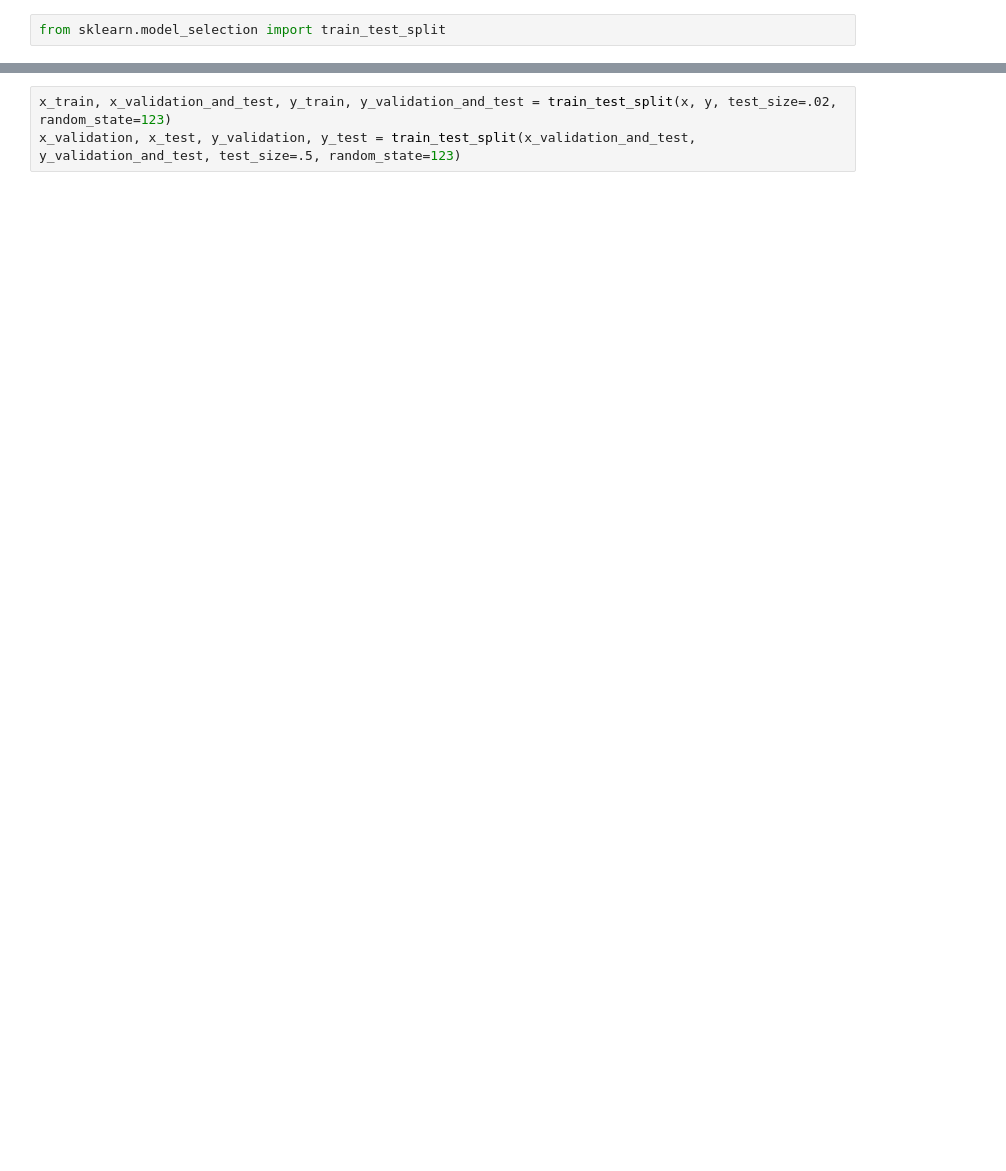
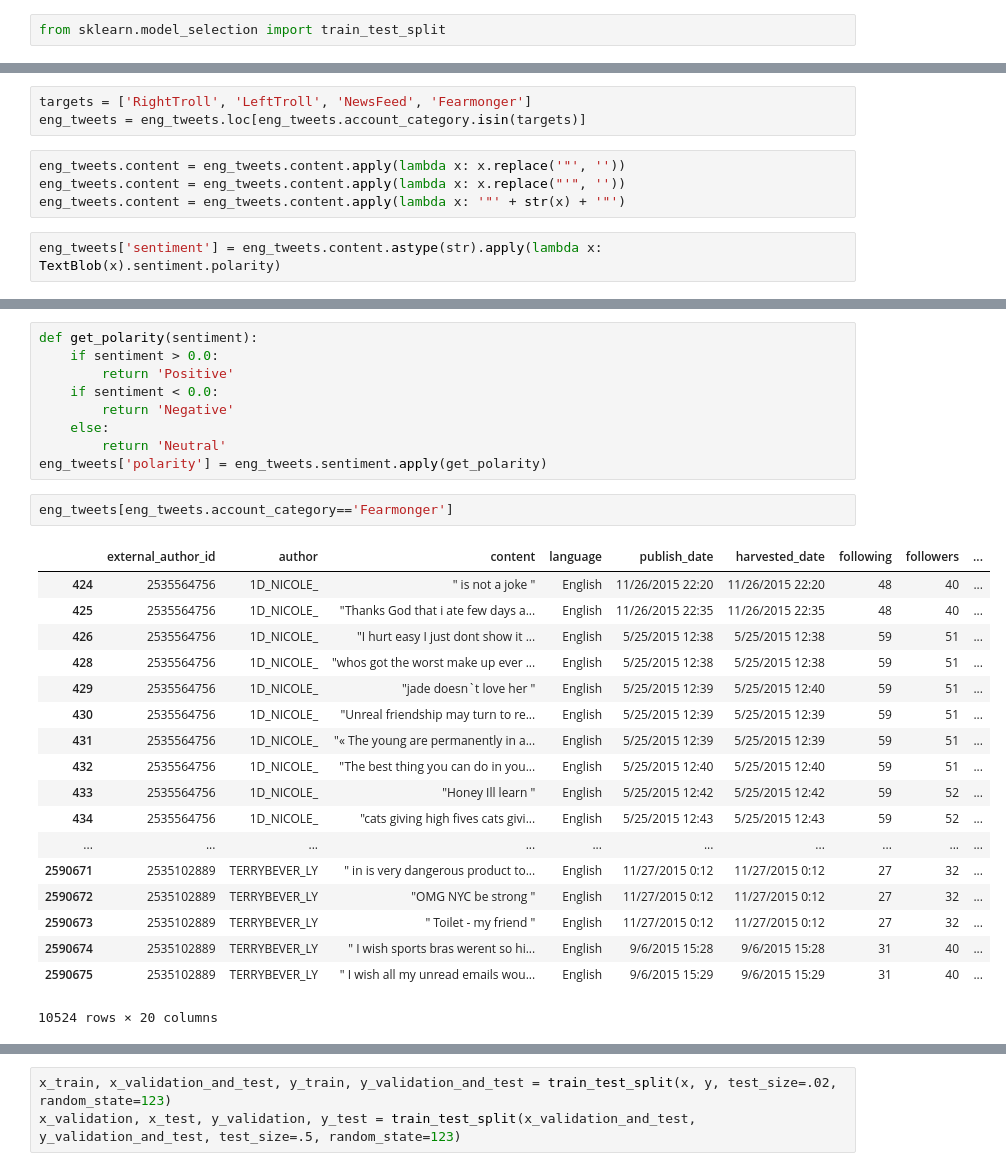
Before and after one commit to gcdunn/twitter-sockpuppet-nlp, a Jupyter notebook: Sentiment-Analysis-2.ipynb, the cells around one changed output, grey strips where cells are left out. Drawn from its saved outputs; the diff is of its cells as text; blank space fills up the shorter version.

```diff
--- a/Sentiment-Analysis-2.ipynb
+++ b/Sentiment-Analysis-2.ipynb
@@ -52,0 +27,9 @@ Name: hashtags, dtype: object
+# %%
+targets = ['RightTroll', 'LeftTroll', 'NewsFeed', 'Fearmonger']
+eng_tweets = eng_tweets.loc[eng_tweets.account_category.isin(targets)]
+# %%
+eng_tweets.content = eng_tweets.content.apply(lambda x: x.replace('"', ''))
+eng_tweets.content = eng_tweets.content.apply(lambda x: x.replace("'", ''))
+eng_tweets.content = eng_tweets.content.apply(lambda x: '"' + str(x) + '"')
+# %%
+eng_tweets['sentiment'] = eng_tweets.content.astype(str).apply(lambda x: TextBlob(x).sentiment.polarity)
@@ -52,0 +59,30 @@ Name: hashtags, dtype: object
+# %%
+def get_polarity(sentiment):
+    if sentiment > 0.0:
+        return 'Positive'
+    if sentiment < 0.0:
+        return 'Negative'
+    else:
+        return 'Neutral'
+eng_tweets['polarity'] = eng_tweets.sentiment.apply(get_polarity)
+# %%
+eng_tweets[eng_tweets.account_category=='Fearmonger']
+# %% [output]
+|  | external_author_id | author | content | language | publish_date | harvested_date | following | followers | ... |
+| 424 | 2535564756 | 1D_NICOLE_ | " is not a joke " | English | 11/26/2015 22:20 | 11/26/2015 22:20 | 48 | 40 | ... |
+| 425 | 2535564756 | 1D_NICOLE_ | "Thanks God that i ate few days a... | English | 11/26/2015 22:35 | 11/26/2015 22:35 | 48 | 40 | ... |
+| 426 | 2535564756 | 1D_NICOLE_ | "I hurt easy I just dont show it ... | English | 5/25/2015 12:38 | 5/25/2015 12:38 | 59 | 51 | ... |
+| 428 | 2535564756 | 1D_NICOLE_ | "whos got the worst make up ever ... | English | 5/25/2015 12:38 | 5/25/2015 12:38 | 59 | 51 | ... |
+| 429 | 2535564756 | 1D_NICOLE_ | "jade doesn`t love her " | English | 5/25/2015 12:39 | 5/25/2015 12:40 | 59 | 51 | ... |
+| 430 | 2535564756 | 1D_NICOLE_ | "Unreal friendship may turn to re... | English | 5/25/2015 12:39 | 5/25/2015 12:39 | 59 | 51 | ... |
+| 431 | 2535564756 | 1D_NICOLE_ | "« The young are permanently in a... | English | 5/25/2015 12:39 | 5/25/2015 12:39 | 59 | 51 | ... |
+| 432 | 2535564756 | 1D_NICOLE_ | "The best thing you can do in you... | English | 5/25/2015 12:40 | 5/25/2015 12:40 | 59 | 51 | ... |
+| 433 | 2535564756 | 1D_NICOLE_ | "Honey Ill learn " | English | 5/25/2015 12:42 | 5/25/2015 12:42 | 59 | 52 | ... |
+| 434 | 2535564756 | 1D_NICOLE_ | "cats giving high fives cats givi... | English | 5/25/2015 12:43 | 5/25/2015 12:43 | 59 | 52 | ... |
+| ... | ... | ... | ... | ... | ... | ... | ... | ... | ... |
+| 2590671 | 2535102889 | TERRYBEVER_LY | " in is very dangerous product to... | English | 11/27/2015 0:12 | 11/27/2015 0:12 | 27 | 32 | ... |
+| 2590672 | 2535102889 | TERRYBEVER_LY | "OMG NYC be strong " | English | 11/27/2015 0:12 | 11/27/2015 0:12 | 27 | 32 | ... |
+| 2590673 | 2535102889 | TERRYBEVER_LY | " Toilet - my friend " | English | 11/27/2015 0:12 | 11/27/2015 0:12 | 27 | 32 | ... |
+| 2590674 | 2535102889 | TERRYBEVER_LY | " I wish sports bras werent so hi... | English | 9/6/2015 15:28 | 9/6/2015 15:28 | 31 | 40 | ... |
+| 2590675 | 2535102889 | TERRYBEVER_LY | " I wish all my unread emails wou... | English | 9/6/2015 15:29 | 9/6/2015 15:29 | 31 | 40 | ... |
+10524 rows × 20 columns
```
Also changed, not shown: parts of 14 cells of this notebook, 4 other files.
